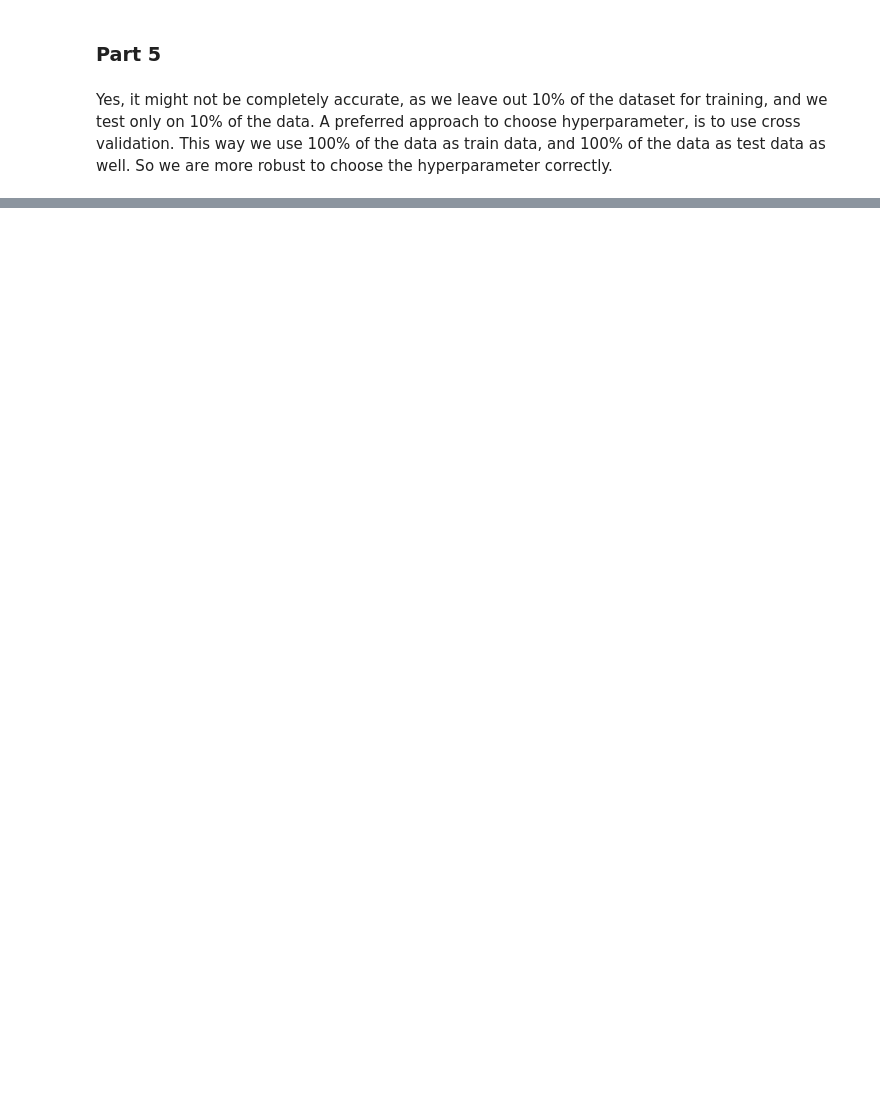
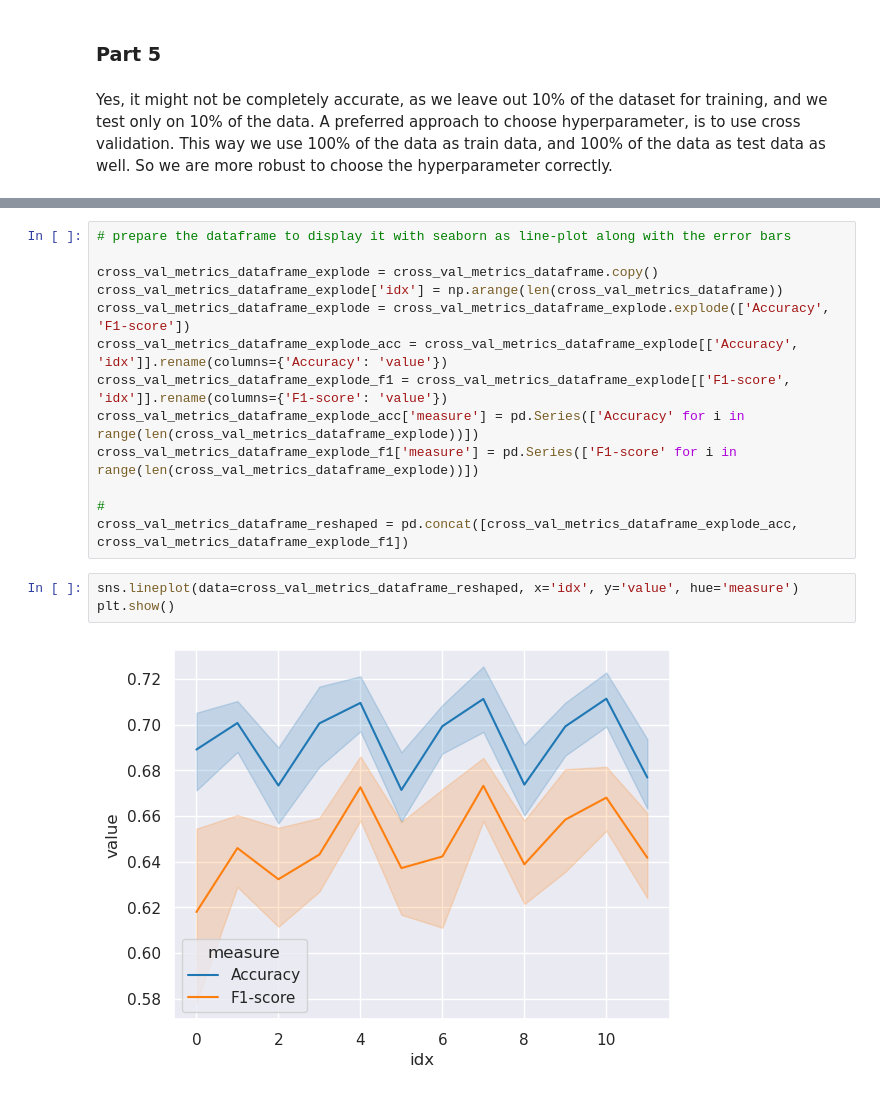
Before and after one commit to david-schroeter/ada_exams, a Jupyter notebook: final_2017/301062.ipynb, the cells around one changed output, grey strips where cells are left out. Drawn from its saved outputs; the diff is of its cells as text; blank space fills up the shorter version.

```diff
--- a/final_2017/301062.ipynb
+++ b/final_2017/301062.ipynb
@@ -371,0 +424,18 @@ print('========================================')
+# %%
+# prepare the dataframe to display it with seaborn as line-plot along with the error bars
+
+cross_val_metrics_dataframe_explode = cross_val_metrics_dataframe.copy()
+cross_val_metrics_dataframe_explode['idx'] = np.arange(len(cross_val_metrics_dataframe))
+cross_val_metrics_dataframe_explode = cross_val_metrics_dataframe_explode.explode(['Accuracy', 'F1-score'])
+cross_val_metrics_dataframe_explode_acc = cross_val_metrics_dataframe_explode[['Accuracy', 'idx']].rename(columns={'Accuracy': 'value'})
+cross_val_metrics_dataframe_explode_f1 = cross_val_metrics_dataframe_explode[['F1-score', 'idx']].rename(columns={'F1-score': 'value'})
+cross_val_metrics_dataframe_explode_acc['measure'] = pd.Series(['Accuracy' for i in range(len(cross_val_metrics_dataframe_explode))])
+cross_val_metrics_dataframe_explode_f1['measure'] = pd.Series(['F1-score' for i in range(len(cross_val_metrics_dataframe_explode))])
+
+#
+cross_val_metrics_dataframe_reshaped = pd.concat([cross_val_metrics_dataframe_explode_acc, cross_val_metrics_dataframe_explode_f1])
+# %%
+sns.lineplot(data=cross_val_metrics_dataframe_reshaped, x='idx', y='value', hue='measure')
+plt.show()
+# %% [output]
+[figure, added]
```
Also changed, not shown: parts of 23 cells of this notebook.
